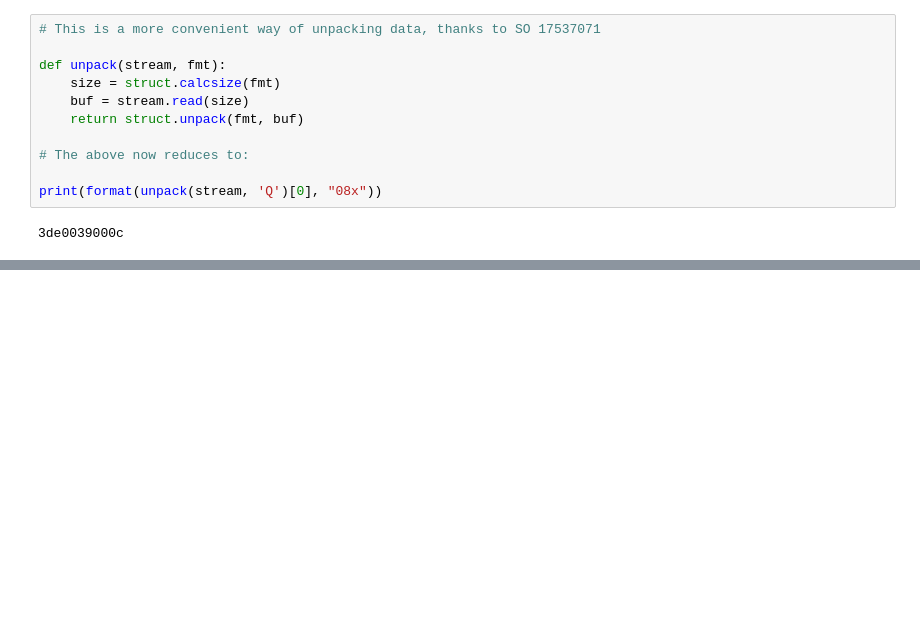
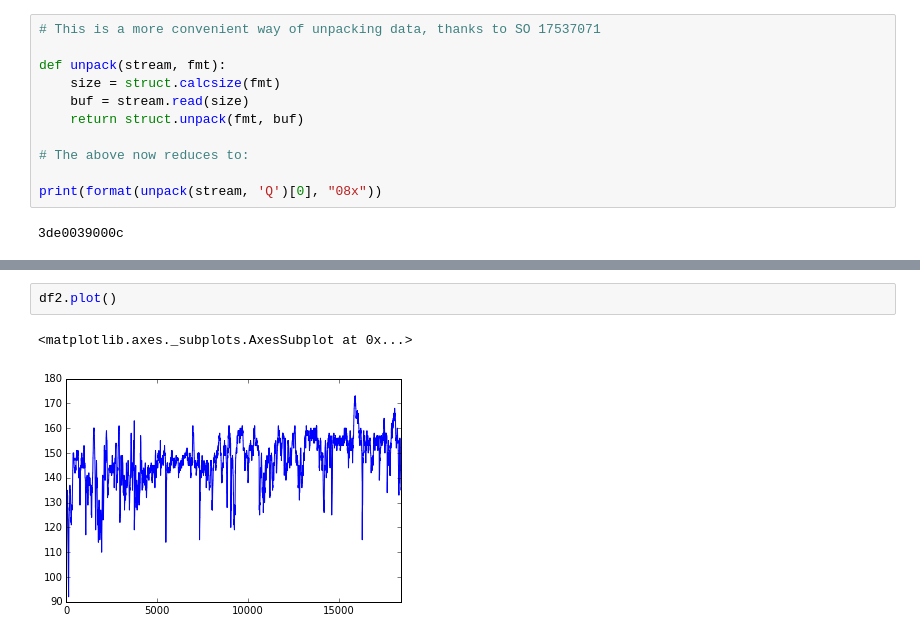
Before and after one commit to jflam/FitPanda, a Jupyter notebook: notebooks/pandas.ipynb, the cells around one changed output, grey strips where cells are left out. Saved outputs shown, nothing was run; the diff lists cells and outputs as text; blank space fills up the shorter version.

```diff
--- a/notebooks/pandas.ipynb
+++ b/notebooks/pandas.ipynb
@@ -59,0 +104,5 @@ FileNotFoundError: [Errno 2] No such file or directory: 'large_file.fit'
+# %%
+df2.plot()
+# %% [output]
+<matplotlib.axes._subplots.AxesSubplot at 0x...>
+[figure, added]
```
Also changed, not shown: parts of 8 cells of this notebook.
